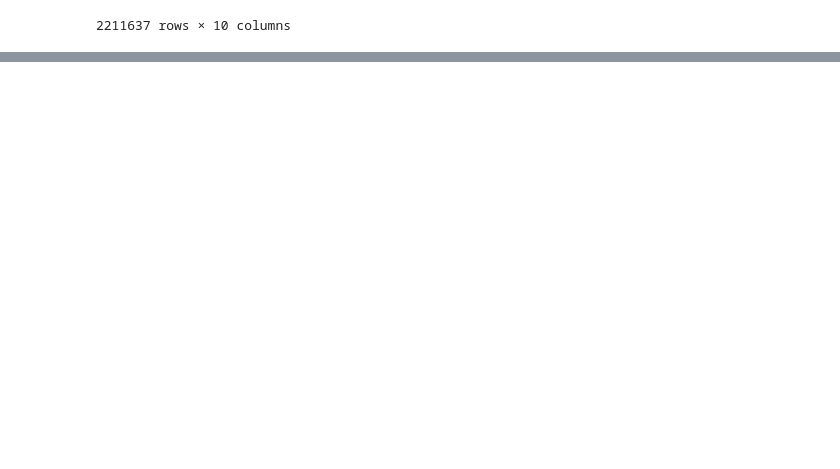
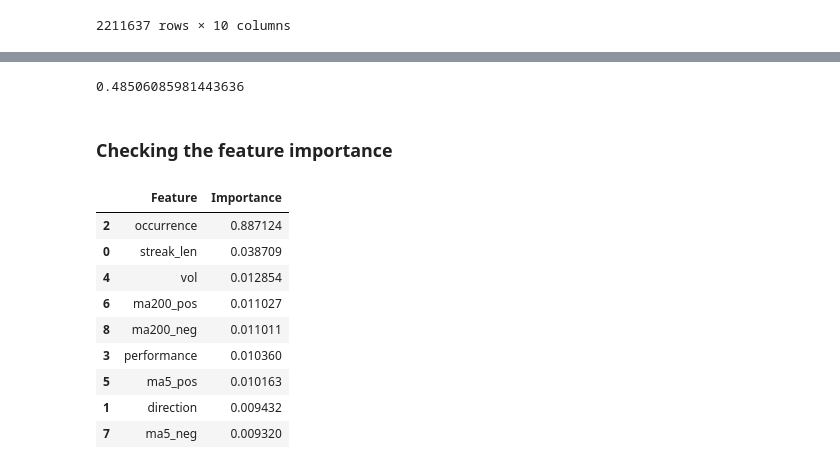
Before and after one commit to Coop04/Stock-Prediction, a Jupyter notebook: NasdaqData/DataMain.ipynb, the cells around one changed output, grey strips where cells are left out. Saved outputs shown, nothing was run; the diff lists cells and outputs as text; code cells hidden in the pictures; blank space fills up the shorter version.

```diff
--- a/NasdaqData/DataMain.ipynb
+++ b/NasdaqData/DataMain.ipynb
@@ -120,0 +201,23 @@ Name: proportion, dtype: float64
+# %%
+model.score(x_val, y_val)
+# %% [output]
+0.48506085981443636
+# %% [markdown]
+### Checking the feature importance
+# %%
+importance_df = pd.DataFrame({
+    'Feature':x_train.columns,
+    'Importance':model.feature_importances_
+}).sort_values('Importance', ascending=False)
+importance_df
+# %% [output]
+|  | Feature | Importance |
+| 2 | occurrence | 0.887124 |
+| 0 | streak_len | 0.038709 |
+| 4 | vol | 0.012854 |
+| 6 | ma200_pos | 0.011027 |
+| 8 | ma200_neg | 0.011011 |
+| 3 | performance | 0.010360 |
+| 5 | ma5_pos | 0.010163 |
+| 1 | direction | 0.009432 |
+| 7 | ma5_neg | 0.009320 |
```
Also changed, not shown: parts of 32 cells of this notebook.
